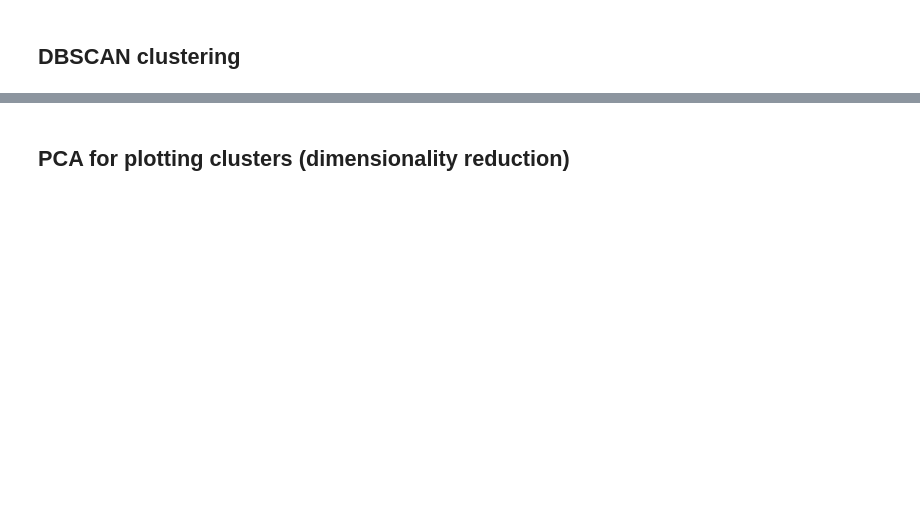
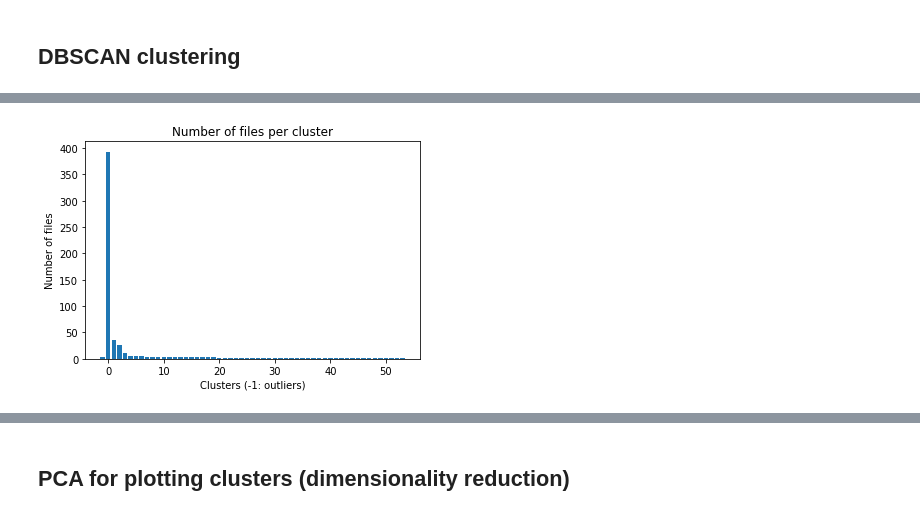
Before and after one commit to kristof-becode/Document-Clustering, a Jupyter notebook: Vectorizing.ipynb, the cells around one changed output, grey strips where cells are left out. Drawn from its saved outputs; the diff is of its cells as text; code cells hidden in the pictures; blank space fills up the shorter version.

```diff
--- a/Vectorizing.ipynb
+++ b/Vectorizing.ipynb
@@ -287,3 +336,11 @@ Name: cluster, Length: 187, dtype: int64
+# %%
+plt.bar(dblab.cluster.unique(),dblab.cluster.value_counts())
+plt.xlabel('Clusters (-1: outliers)')
+plt.ylabel('Number of files')
+plt.title('Number of files per cluster')
+plt.show()
+# %% [output]
+[figure, added]
 # %%
 print(len(dblab.cluster.unique())) # number of clusters
 # %% [output]
```
Also changed, not shown: parts of 28 cells of this notebook.
